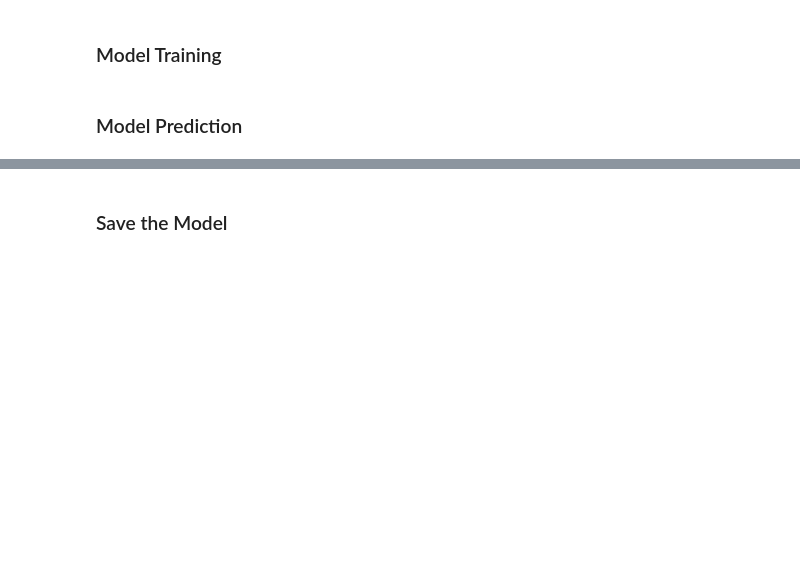
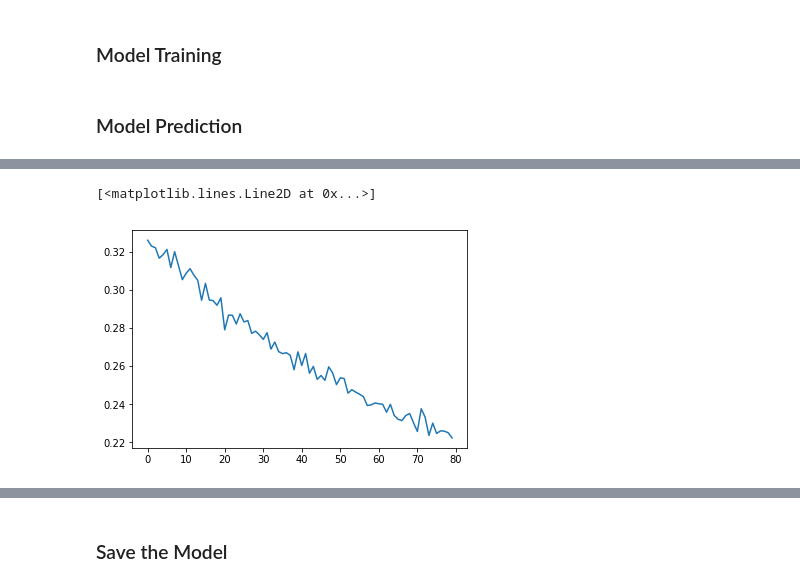
Before and after one commit to GreatLearningAIML1/bangalore-feb-batch-charulatha27, a Jupyter notebook: Lab_R6_Internal.ipynb, the cells around one changed output, grey strips where cells are left out. Cells and saved outputs as stored; diff of their text form; code cells hidden in the pictures; blank space fills up the shorter version.

```diff
--- a/Lab_R6_Internal.ipynb
+++ b/Lab_R6_Internal.ipynb
@@ -188,2 +283,6 @@ In this exercise, we will build a Deep Neural Network using tf.Keras. We will us
 # %% [markdown]
 ### Target set has different categories. So, Label encode them. And convert into one-hot vectors using get_dummies in pandas.
+# %%
+iris_df = iris_df.drop("Id", axis=1)
+iris_df = pd.get_dummies(iris_df,prefix=['Species'], columns=['Species'])
+iris_df.info()
@@ -190,5 +302,13 @@ In this exercise, we will build a Deep Neural Network using tf.Keras. We will us
 # %% [markdown]
 ### Splitting the data into feature set and target set
+# %%
+from sklearn.model_selection import train_test_split
+
+X =  iris_df.drop(['Species_Iris-setosa','Species_Iris-versicolor',
+       'Species_Iris-virginica'], axis=1)
+y =  iris_df[['Species_Iris-setosa', 'Species_Iris-versicolor',
+       'Species_Iris-virginica']]
+Xtrain,Xtest,ytrain,ytest = train_test_split(X, y, test_size=0.30, random_state=1)
 # %% [markdown]
 ###  Building Model in tf.keras
 
@@ -199,5 +319,14 @@ Build a Linear Classifier model  <br>
 4. Use categorical_crossentropy as loss function
 # %% [markdown]
 ### Model Training
+# %%
+from keras.models import Sequential
+from keras.layers import Dense
+
+irisModel = Sequential()
+irisModel.add(Dense(3, input_dim=4, kernel_initializer='normal', activation='softmax'))
+irisModel.compile(loss='categorical_crossentropy', optimizer='sgd', metrics= ['accuracy'])
 # %% [markdown]
 ### Model Prediction
+# %%
+pred = irisModel.fit(Xtrain, ytrain, validation_data=(Xtest,ytest), epochs=80, batch_size=5)
@@ -203,0 +371,8 @@ Build a Linear Classifier model  <br>
+# %%
+%matplotlib inline
+import matplotlib.pyplot as plt
+
+plt.plot(pred.history['loss'])
+# %% [output]
+[<matplotlib.lines.Line2D at 0x...>]
+[figure, added]
```
Also changed, not shown: parts of 30 cells of this notebook.
